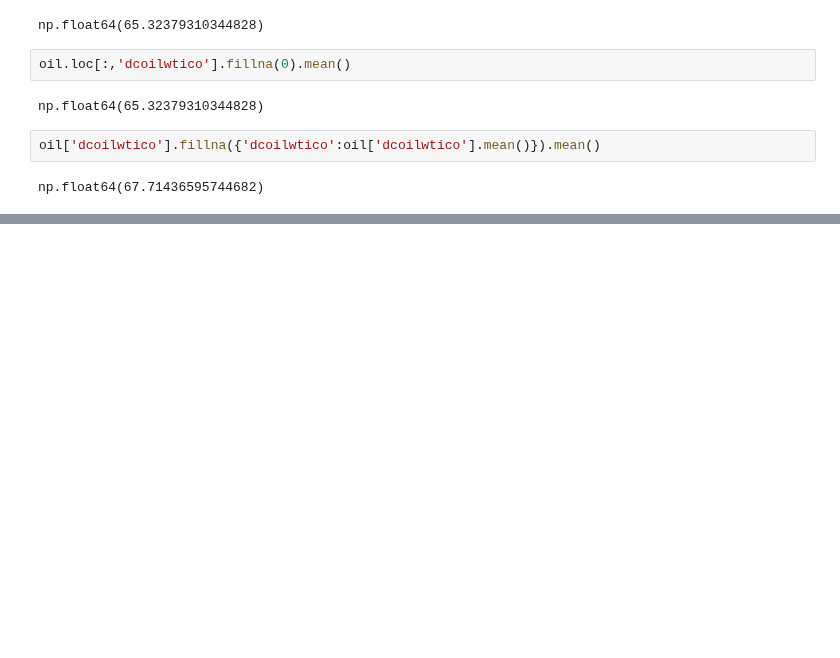
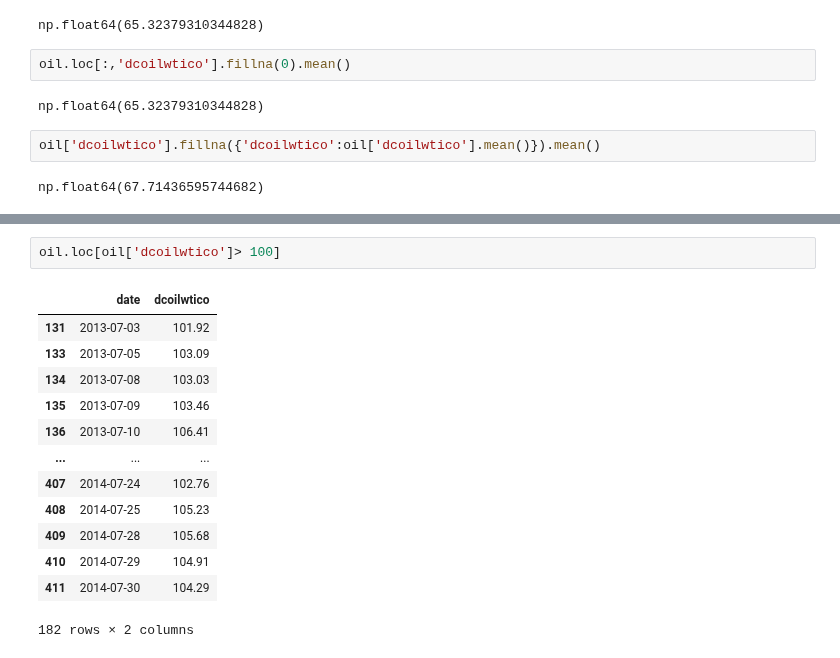
Before and after one commit to arunadas/effective-pandas, a Jupyter notebook: l_python_pandas/dataframes.ipynb, the cells around one changed output, grey strips where cells are left out. Cells and saved outputs as stored; diff of their text form; blank space fills up the shorter version.

```diff
--- a/l_python_pandas/dataframes.ipynb
+++ b/l_python_pandas/dataframes.ipynb
@@ -1027,0 +1055,16 @@ np.float64(67.71436595744682)
+# %%
+oil.loc[oil['dcoilwtico']> 100]
+# %% [output]
+|  | date | dcoilwtico |
+| 131 | 2013-07-03 | 101.92 |
+| 133 | 2013-07-05 | 103.09 |
+| 134 | 2013-07-08 | 103.03 |
+| 135 | 2013-07-09 | 103.46 |
+| 136 | 2013-07-10 | 106.41 |
+| ... | ... | ... |
+| 407 | 2014-07-24 | 102.76 |
+| 408 | 2014-07-25 | 105.23 |
+| 409 | 2014-07-28 | 105.68 |
+| 410 | 2014-07-29 | 104.91 |
+| 411 | 2014-07-30 | 104.29 |
+182 rows × 2 columns
```
Also changed, not shown: parts of 34 cells of this notebook.
